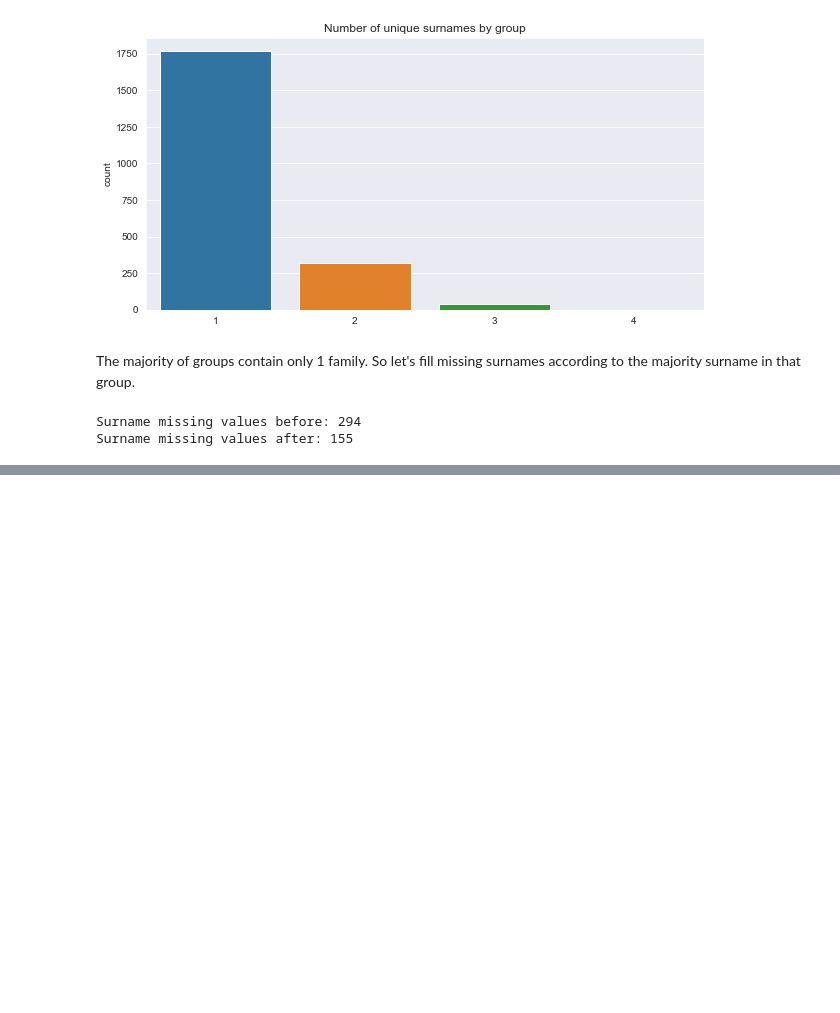
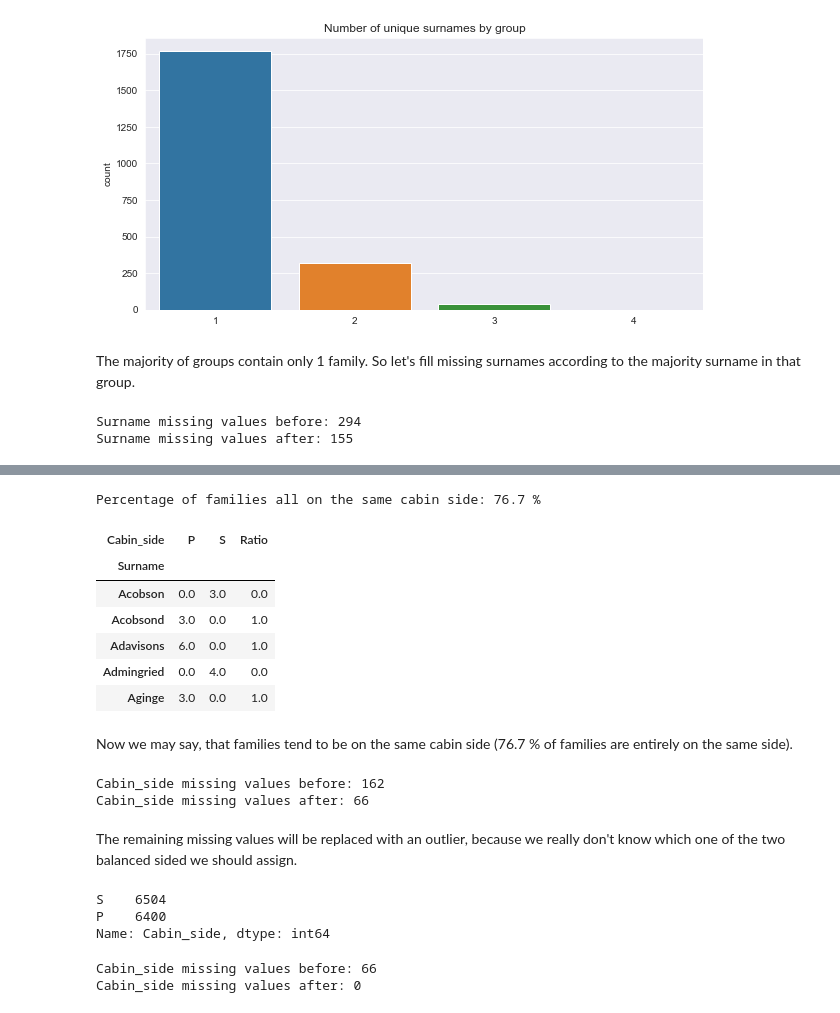
Before and after one commit to Ark3M/Kaggle-competitions, a Jupyter notebook: Spaceship Titanic/Spaceship_Titanic.ipynb, the cells around one changed output, grey strips where cells are left out. Cells and saved outputs as stored; diff of their text form; code cells hidden in the pictures; blank space fills up the shorter version.

```diff
--- a/Spaceship Titanic/Spaceship_Titanic.ipynb
+++ b/Spaceship Titanic/Spaceship_Titanic.ipynb
@@ -644,0 +710,52 @@ Surname missing values after: 155
+# %%
+print(f"Percentage of families all on the same cabin side: {100 * np.round((scs['Ratio'].isin([0, 1])).sum() / len(scs), 3)} %")
+
+scs.head(n=5)
+# %% [output]
+Percentage of families all on the same cabin side: 76.7 %
+| Cabin_side | P | S | Ratio |
+| Surname |  |  |  |
+| Acobson | 0.0 | 3.0 | 0.0 |
+| Acobsond | 3.0 | 0.0 | 1.0 |
+| Adavisons | 6.0 | 0.0 | 1.0 |
+| Admingried | 0.0 | 4.0 | 0.0 |
+| Aginge | 3.0 | 0.0 | 1.0 |
+# %% [markdown]
+Now we may say, that families tend to be on the same cabin side (76.7 % of families are entirely on the same side).
+# %%
+cs_before = data["Cabin_side"].isna().sum()
+
+scs.drop("Ratio", axis=1, inplace=True)
+
+# Passengers with missing cabin side and in a family with known cabin side.
+scs_index = data[data["Cabin_side"].isna()][(data[data["Cabin_side"].isna()]["Surname"]).isin(scs.index)].index
+
+# Fill corresponding missing values.
+data.loc[scs_index, "Cabin_side"] = data.iloc[scs_index, :]["Surname"].map(lambda x: scs.idxmax(axis=1)[x])
+
+data.drop("Surname", axis=1, inplace=True)
+
+print("Cabin_side missing values before:", cs_before)
+print("Cabin_side missing values after:", data["Cabin_side"].isna().sum())
+# %% [output]
+Cabin_side missing values before: 162
+Cabin_side missing values after: 66
+# %% [markdown]
+The remaining missing values will be replaced with an outlier, because we really don't know which one of the two balanced sided we should assign.
+# %%
+data["Cabin_side"].value_counts()
+# %% [output]
+S    6504
+P    6400
+Name: Cabin_side, dtype: int64
+# %%
+cs_before = data["Cabin_side"].isna().sum()
+
+# Fill corresponding missing values with outlier.
+data.loc[data["Cabin_side"].isna(), "Cabin_side"] = "Z"
+
+print("Cabin_side missing values before:", cs_before)
+print("Cabin_side missing values after:", data["Cabin_side"].isna().sum())
+# %% [output]
+Cabin_side missing values before: 66
+Cabin_side missing values after: 0
```
Also changed, not shown: parts of 11 cells of this notebook.
